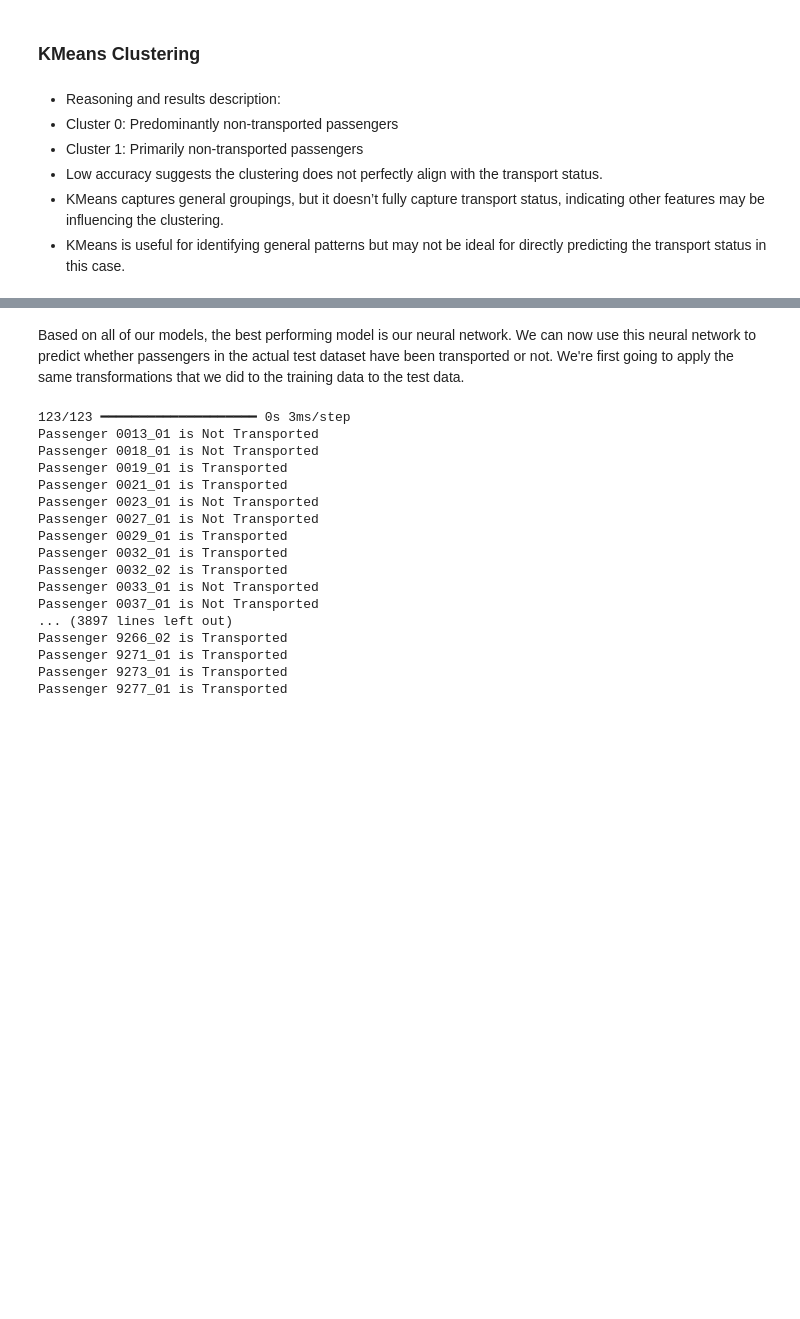
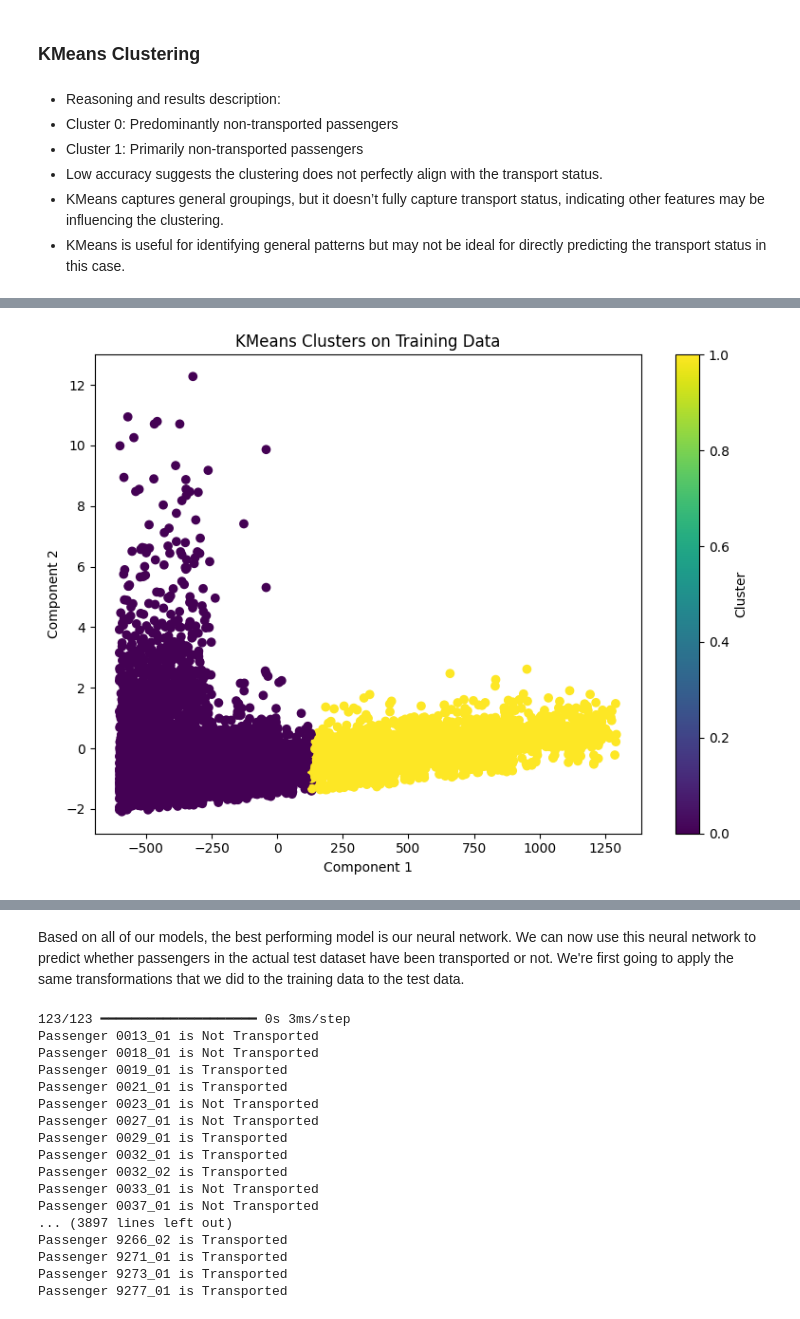
Before and after one commit to Tanyk2004/ML-finalproject, a Jupyter notebook: code.ipynb, the cells around one changed output, grey strips where cells are left out. Drawn from its saved outputs; the diff is of its cells as text; code cells hidden in the pictures; blank space fills up the shorter version.

```diff
--- a/code.ipynb
+++ b/code.ipynb
@@ -756,0 +887,90 @@ Cluster Mapping: {0: 'Transported', 1: 'Not Transported'}
+# %%
+from sklearn.cluster import KMeans
+from sklearn.decomposition import PCA
+from sklearn.model_selection import train_test_split
+import matplotlib.pyplot as plt
+import seaborn as sns
+import pandas as pd
+import numpy as np
+from sklearn.preprocessing import StandardScaler
+
+# Copy the dataframe and separate the labels
+km_df = df.copy()
+labels = km_df["Transported"]
+features = km_df.drop(labels="Transported", axis="columns")
+
+# Split the data into training and test sets
+x_train, x_test, y_train, y_test = train_test_split(features, labels, test_size=0.2, random_state=42)
+
+# Preprocess data (scaling)
+x_train, y_train, x_test, y_test = preprocess(x_train, y_train, x_test, y_test)
+
+# Apply PCA for dimensionality reduction (for visualization)
+pca = PCA(n_components=2, svd_solver='full')  # n_components=2 for 2D visualization
+x_train_pca = pca.fit_transform(x_train)
+x_test_pca = pca.transform(x_test)
+
+# KMeans with 2 clusters and ensure random state
+kmeans = KMeans(n_clusters=2, random_state=42)
+kmeans.fit(x_train)  # Fit KMeans on the training features
+
+# Assign the cluster labels to the training set
+y_train_pred = kmeans.labels_
+
+# Function to plot clusters after PCA transformation
+def plot_clusters(pca_data, y_pred, title):
+    plt.figure(figsize=(8, 6))
+    plt.scatter(pca_data[:, 0], pca_data[:, 1], c=y_pred, cmap='viridis')
+    plt.title(title)
+    plt.xlabel("Component 1")
+    plt.ylabel("Component 2")
+    plt.colorbar(label="Cluster")
+    plt.tight_layout()
+    plt.show()
+
+# Plot the clusters for the training data
+plot_clusters(x_train_pca, y_train_pred, "KMeans Clusters on Training Data")
+
+# Function to create and plot the contingency table
+def plot_contingency_table(y_true, y_pred, title):
+    contingency_table = pd.crosstab(y_true, y_pred)
+    plt.figure(figsize=(8, 6))
+    sns.heatmap(contingency_table, annot=True, cmap="Blues", fmt='d')
+    plt.title(title)
+    plt.xlabel("Cluster")
+    plt.ylabel("Transported Status")
+    plt.tight_layout()
+    plt.show()
+    return contingency_table
+
+# Plot the contingency table for the training data
+contingency_table_train = plot_contingency_table(y_train, y_train_pred, "Relationship Between Clusters and Transported Status (Train Data)")
+
+# Calculate accuracy on the training set
+accuracy_train = contingency_table_train.iloc[0, 0] + contingency_table_train.iloc[1, 1]
+accuracy_train /= contingency_table_train.values.sum()
+print(f"Clustering accuracy on training data: {accuracy_train:.2f}")
+
+# Determine cluster labels for training data
+cluster_mapping_train = {0: "Not Transported", 1: "Transported"} if contingency_table_train.iloc[0, 0] > contingency_table_train.iloc[1, 0] else {0: "Transported", 1: "Not Transported"}
+print(f"Cluster Mapping for Train Data: {cluster_mapping_train}")
+
+# Apply the KMeans model to the test data (x_test) to assign cluster labels
+y_test_pred = kmeans.predict(x_test)
+
+# Plot the clusters for the test data
+plot_clusters(x_test_pca, y_test_pred, "KMeans Clusters on Test Data")
+
+# Plot the contingency table for the test data
+contingency_table_test = plot_contingency_table(y_test, y_test_pred, "Relationship Between Clusters and Transported Status (Test Data)")
+
+# Calculate accuracy on the test set
+accuracy_test = contingency_table_test.iloc[0, 0] + contingency_table_test.iloc[1, 1]
+accuracy_test /= contingency_table_test.values.sum()
+print(f"Clustering accuracy on test data: {accuracy_test:.2f}")
+
+# Determine cluster labels for test data
+cluster_mapping_test = {0: "Not Transported", 1: "Transported"} if contingency_table_test.iloc[0, 0] > contingency_table_test.iloc[1, 0] else {0: "Transported", 1: "Not Transported"}
+print(f"Cluster Mapping for Test Data: {cluster_mapping_test}")
+# %% [output]
+[figure, added]
```
Also changed, not shown: parts of 16 cells of this notebook.
